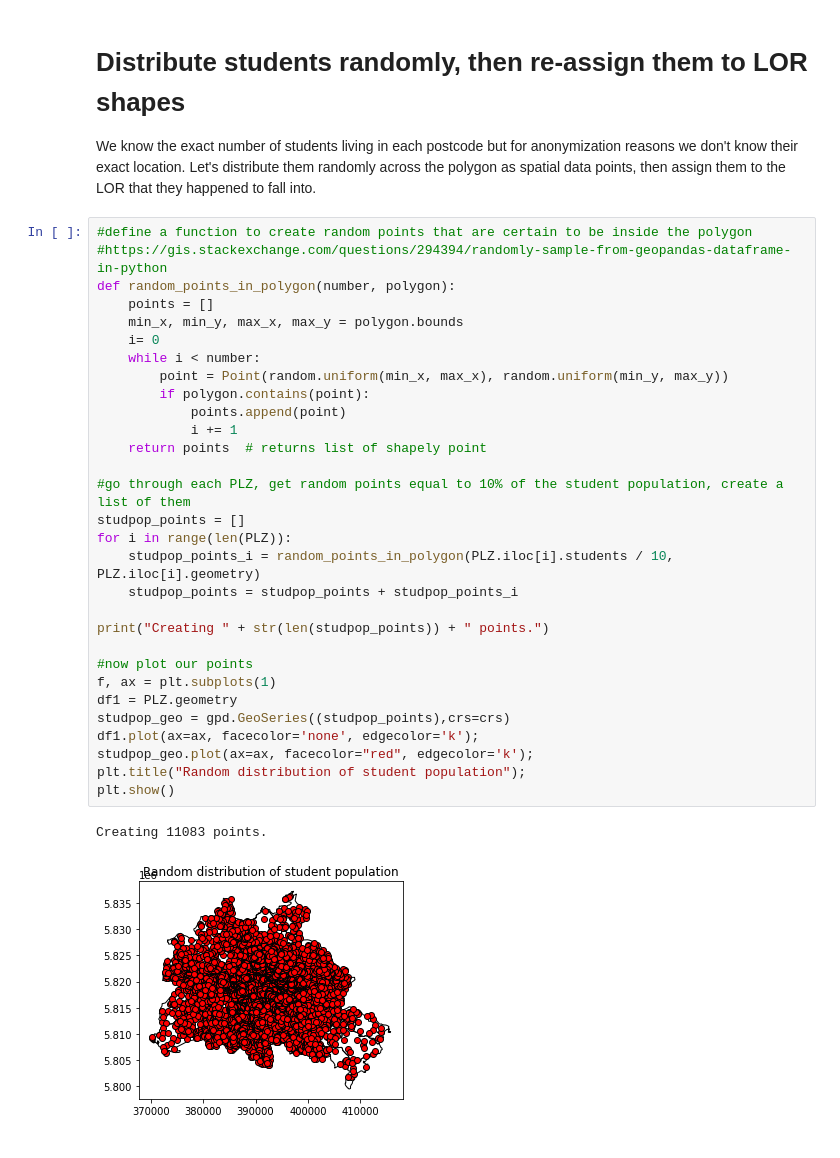
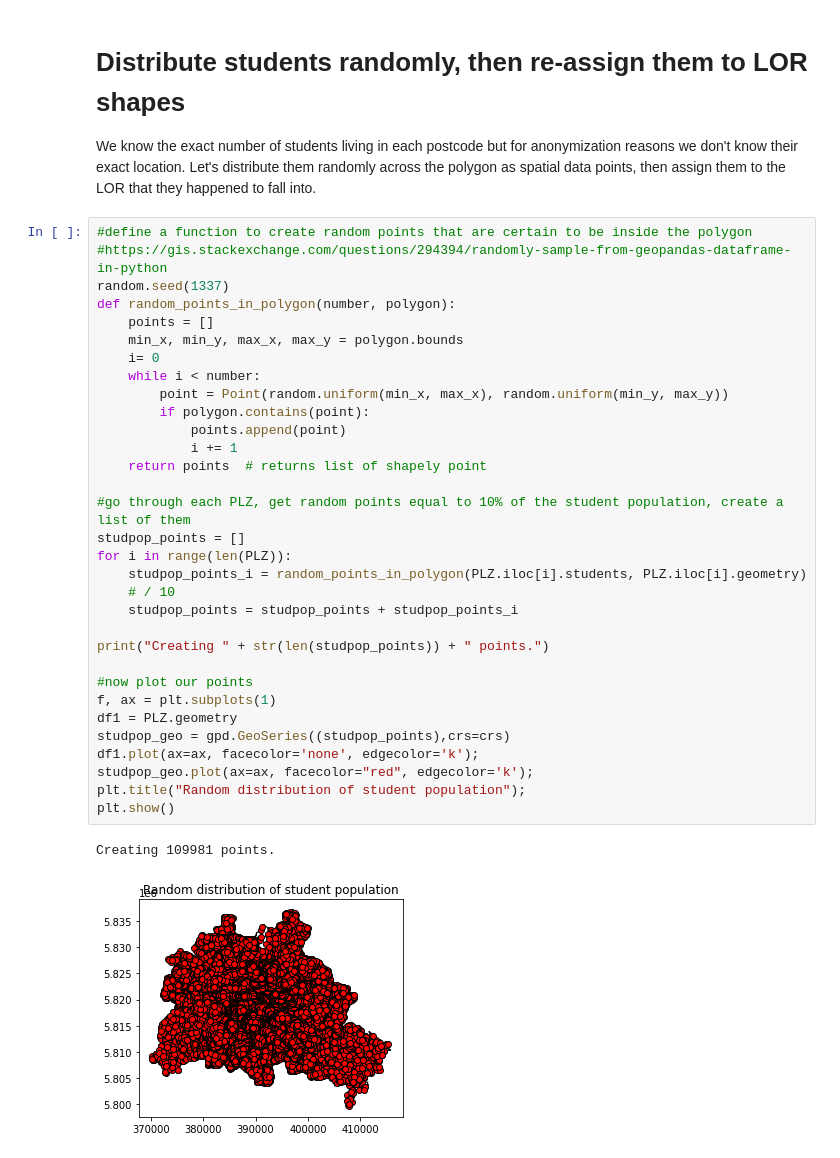
Before and after one commit to anwu-git/berlin-student-residence, a Jupyter notebook: berlin-student-residence.ipynb, the cells around one changed output. Cells and saved outputs as stored; diff of their text form.

Commit message:
Kaggle Notebook | Berlin Student Residence | Version 9

```diff
--- a/berlin-student-residence.ipynb
+++ b/berlin-student-residence.ipynb
@@ -338,35 +338,37 @@ We know the exact number of students living in each postcode but for anonymizati
 # %%
 #define a function to create random points that are certain to be inside the polygon
 #https://gis.stackexchange.com/questions/294394/randomly-sample-from-geopandas-dataframe-in-python
+random.seed(1337)
 def random_points_in_polygon(number, polygon):
     points = []
     min_x, min_y, max_x, max_y = polygon.bounds
     i= 0
     while i < number:
         point = Point(random.uniform(min_x, max_x), random.uniform(min_y, max_y))
         if polygon.contains(point):
             points.append(point)
             i += 1
     return points  # returns list of shapely point
 
 #go through each PLZ, get random points equal to 10% of the student population, create a list of them
 studpop_points = []
 for i in range(len(PLZ)):
-    studpop_points_i = random_points_in_polygon(PLZ.iloc[i].students / 10, PLZ.iloc[i].geometry)
+    studpop_points_i = random_points_in_polygon(PLZ.iloc[i].students, PLZ.iloc[i].geometry)
+    # / 10
     studpop_points = studpop_points + studpop_points_i
 
 print("Creating " + str(len(studpop_points)) + " points.")
 
 #now plot our points
 f, ax = plt.subplots(1)
 df1 = PLZ.geometry
 studpop_geo = gpd.GeoSeries((studpop_points),crs=crs)
 df1.plot(ax=ax, facecolor='none', edgecolor='k');
 studpop_geo.plot(ax=ax, facecolor="red", edgecolor='k');
 plt.title("Random distribution of student population");
 plt.show()
 # %% [output]
-Creating 11083 points.
+Creating 109981 points.
-[figure, old version]
+[figure, new version]
 # %%
 #https://automating-gis-processes.github.io/CSC18/lessons/L4/point-in-polygon.html
```
Also changed, not shown: parts of 2 cells of this notebook.
